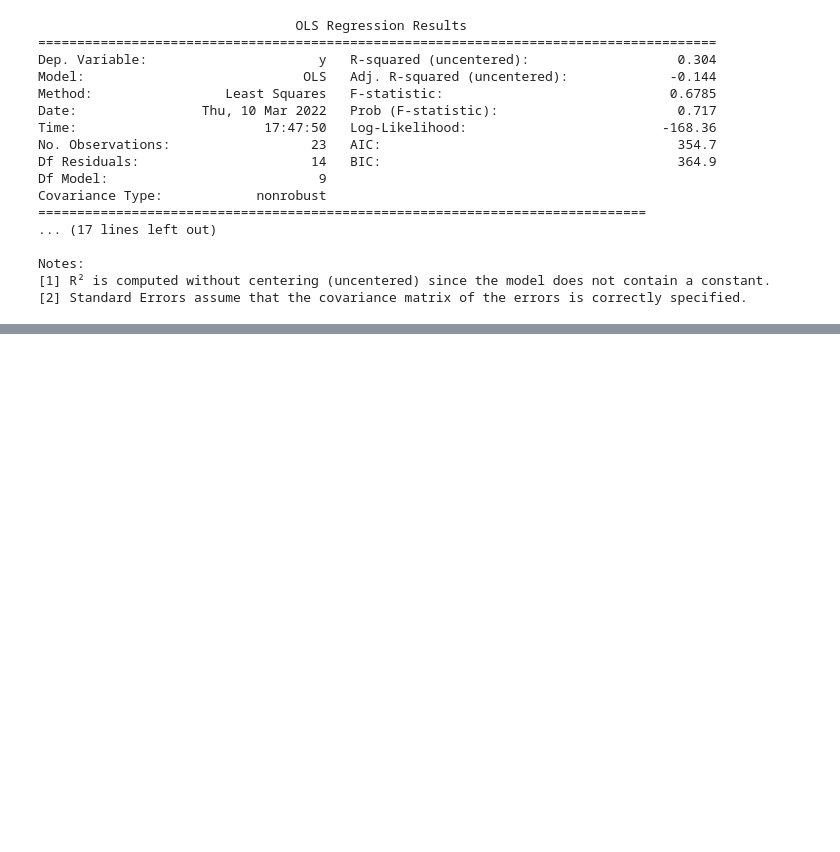
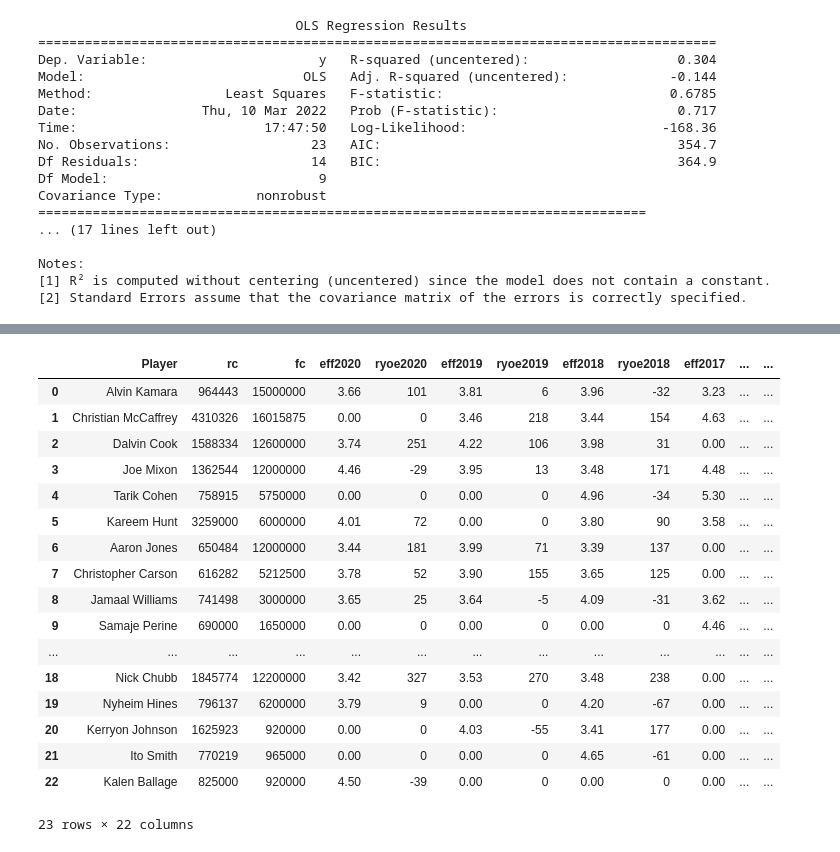
Before and after one commit to akulkarnii/nflmetrics, a Jupyter notebook: rb_contract_yr_performance.ipynb, the cells around one changed output, grey strips where cells are left out. Cells and saved outputs as stored; diff of their text form; code cells hidden in the pictures; blank space fills up the shorter version.

```diff
--- a/rb_contract_yr_performance.ipynb
+++ b/rb_contract_yr_performance.ipynb
@@ -259,0 +311,26 @@ Notes:
+# %%
+ngs['avg_pay'] = ngs.apply(lambda r: 1 if ((r.pay_increase > 436.955479)) else 0, axis = 1)
+ngs['cyeff'] = ngs.apply(lambda r: ((r.eff2019 - r.eff2018)), axis = 1)
+ngs['gbc'] = ngs.apply(lambda r: 2 if (r.pay_increase < 436.955479 and r.eff2020 > 2.323043) else (1 if r.pay_increase > 436.955479 and r.eff2020 > 2.323043 else (0)), axis = 1)
+ngs['yd2_yd3'] = ngs.apply(lambda r: (r.Yds2 - r.Yds3)/r.Yds3 if (r.Yds2  > r.Yds3) else ((1+(r.Yds2 - r.Yds3)/(r.Yds3)) if (r.Yds2 + 320 > r.Yds3) else ((r.Yds2 - r.Yds3)/(r.Yds3))), axis=1)
+ngs['model_score'] = ngs.apply(lambda r: (((((2.608261*r.ryoe2018 * (r.eff_total - 7.524))) * ((r.yd2_yd3)) * (5*r.Yds2)))*(((r.fc-r.rc)/r.rc)/(436.955479*1000))), axis=1)
+ngs
+# %% [output]
+|  | Player | rc | fc | eff2020 | ryoe2020 | eff2019 | ryoe2019 | eff2018 | ryoe2018 | eff2017 | ... | ... |
+| 0 | Alvin Kamara | 964443 | 15000000 | 3.66 | 101 | 3.81 | 6 | 3.96 | -32 | 3.23 | ... | ... |
+| 1 | Christian McCaffrey | 4310326 | 16015875 | 0.00 | 0 | 3.46 | 218 | 3.44 | 154 | 4.63 | ... | ... |
+| 2 | Dalvin Cook | 1588334 | 12600000 | 3.74 | 251 | 4.22 | 106 | 3.98 | 31 | 0.00 | ... | ... |
+| 3 | Joe Mixon | 1362544 | 12000000 | 4.46 | -29 | 3.95 | 13 | 3.48 | 171 | 4.48 | ... | ... |
+| 4 | Tarik Cohen | 758915 | 5750000 | 0.00 | 0 | 0.00 | 0 | 4.96 | -34 | 5.30 | ... | ... |
+| 5 | Kareem Hunt | 3259000 | 6000000 | 4.01 | 72 | 0.00 | 0 | 3.80 | 90 | 3.58 | ... | ... |
+| 6 | Aaron Jones | 650484 | 12000000 | 3.44 | 181 | 3.99 | 71 | 3.39 | 137 | 0.00 | ... | ... |
+| 7 | Christopher Carson | 616282 | 5212500 | 3.78 | 52 | 3.90 | 155 | 3.65 | 125 | 0.00 | ... | ... |
+| 8 | Jamaal Williams | 741498 | 3000000 | 3.65 | 25 | 3.64 | -5 | 4.09 | -31 | 3.62 | ... | ... |
+| 9 | Samaje Perine | 690000 | 1650000 | 0.00 | 0 | 0.00 | 0 | 0.00 | 0 | 4.46 | ... | ... |
+| ... | ... | ... | ... | ... | ... | ... | ... | ... | ... | ... | ... | ... |
+| 18 | Nick Chubb | 1845774 | 12200000 | 3.42 | 327 | 3.53 | 270 | 3.48 | 238 | 0.00 | ... | ... |
+| 19 | Nyheim Hines | 796137 | 6200000 | 3.79 | 9 | 0.00 | 0 | 4.20 | -67 | 0.00 | ... | ... |
+| 20 | Kerryon Johnson | 1625923 | 920000 | 0.00 | 0 | 4.03 | -55 | 3.41 | 177 | 0.00 | ... | ... |
+| 21 | Ito Smith | 770219 | 965000 | 0.00 | 0 | 0.00 | 0 | 4.65 | -61 | 0.00 | ... | ... |
+| 22 | Kalen Ballage | 825000 | 920000 | 4.50 | -39 | 0.00 | 0 | 0.00 | 0 | 0.00 | ... | ... |
+23 rows × 22 columns
```
Also changed, not shown: parts of 19 cells of this notebook.
